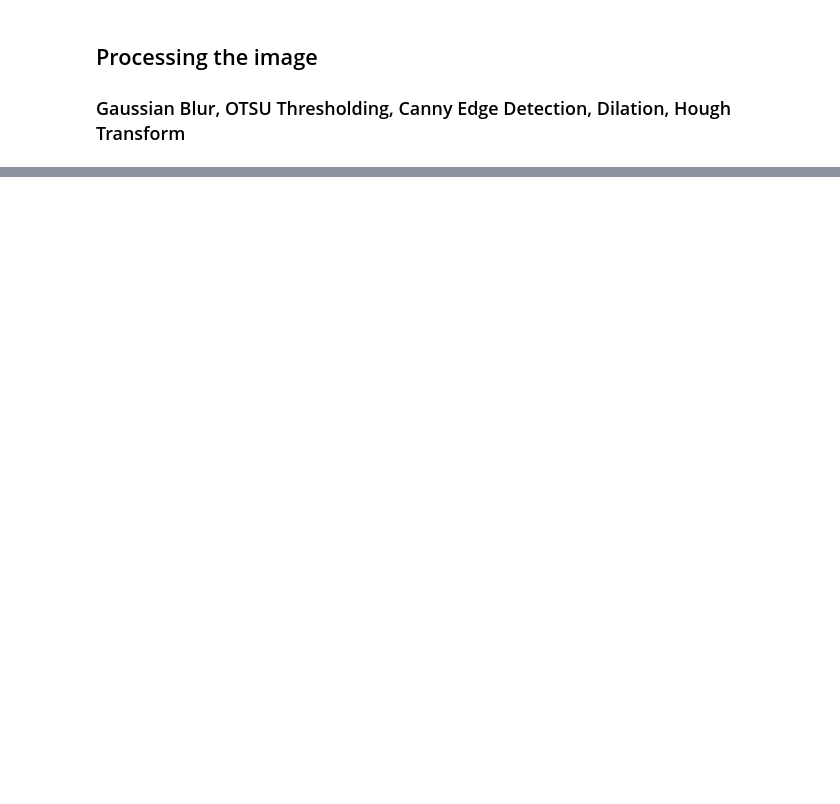
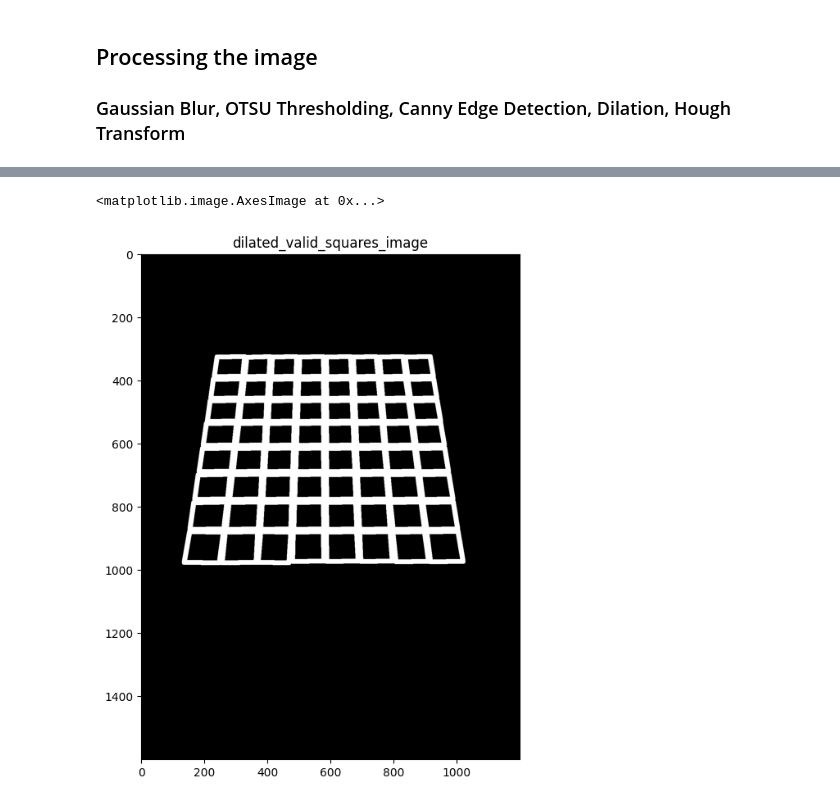
Before and after one commit to JamieYau/chess-vision, a Jupyter notebook: notebooks/chess_recognition.ipynb, the cells around one changed output, grey strips where cells are left out. Cells and saved outputs as stored; diff of their text form; code cells hidden in the pictures; blank space fills up the shorter version.

```diff
--- a/notebooks/chess_recognition.ipynb
+++ b/notebooks/chess_recognition.ipynb
@@ -59,0 +111,11 @@ plt.imshow(black_image,cmap="gray");
+# %%
+# Apply dilation to the valid_squares_image
+kernel = np.ones((7, 7), np.uint8)
+dilated_valid_squares_image = cv2.dilate(board_squares, kernel, iterations=1)
+
+plt.figure(figsize=(12,8))
+plt.title("dilated_valid_squares_image")
+plt.imshow(dilated_valid_squares_image,cmap="gray")
+# %% [output]
+<matplotlib.image.AxesImage at 0x...>
+[figure, added]
```
Also changed, not shown: parts of 6 cells of this notebook.
